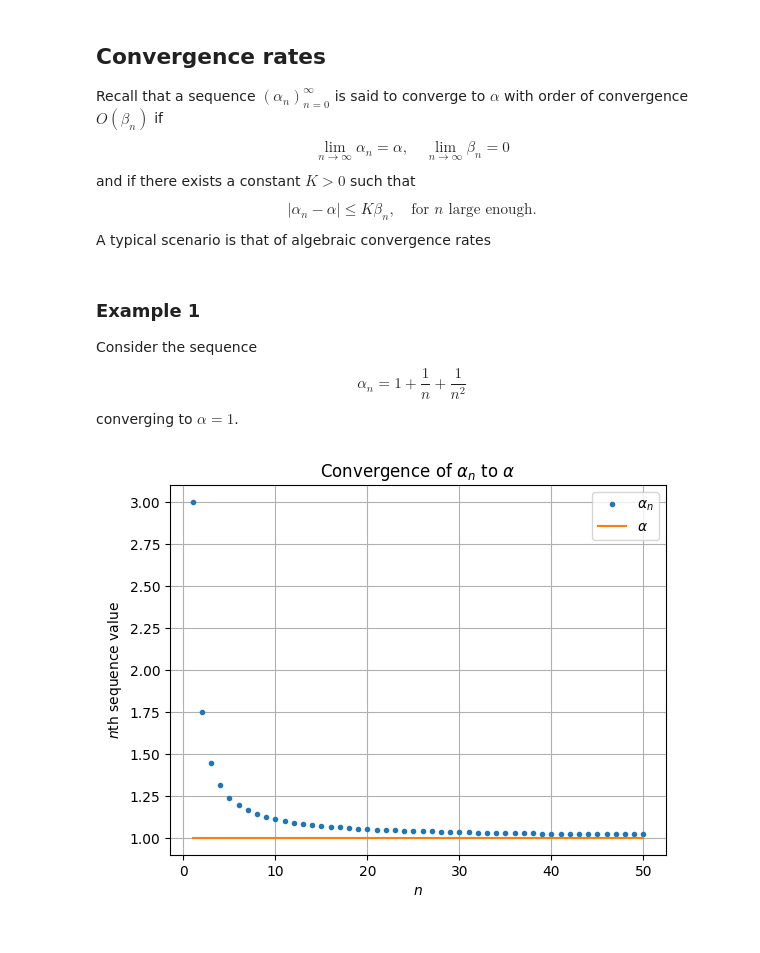
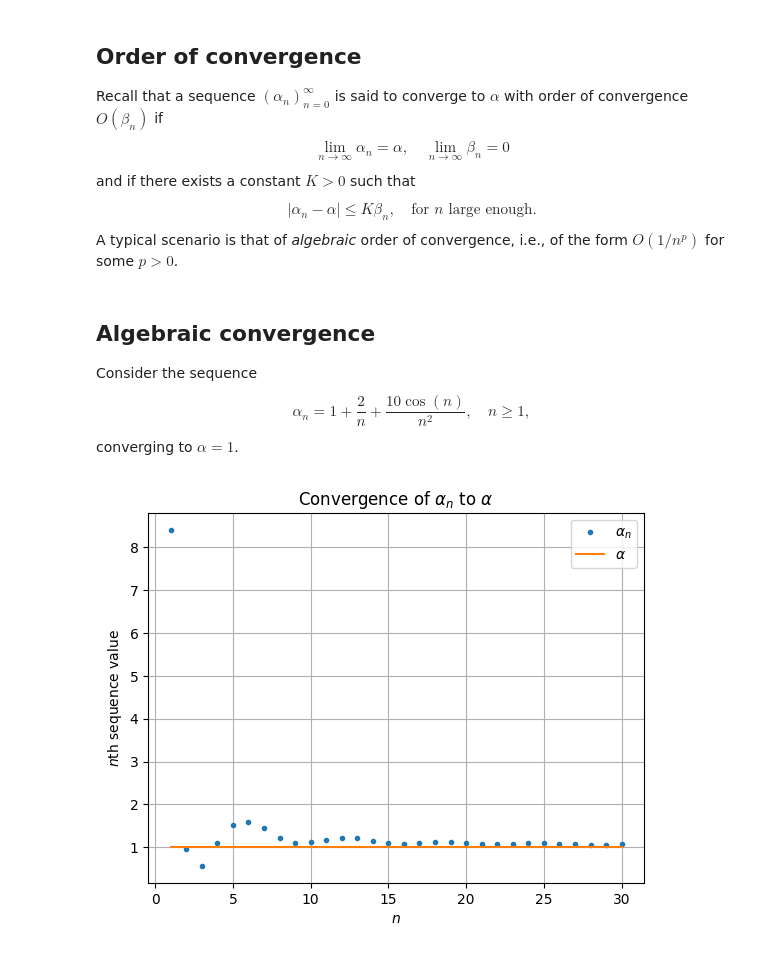
Before and after one commit to simone-brugiapaglia/numerical-analysis-notebooks, a Jupyter notebook: 02_convergence.ipynb, the cells around one changed output. Saved outputs shown, nothing was run; the diff lists cells and outputs as text; code cells hidden in the pictures.

```diff
--- a/02_convergence.ipynb
+++ b/02_convergence.ipynb
@@ -15,6 +18,6 @@ import numpy as np
 import matplotlib.pyplot as plt
 # %% [markdown]
-## Convergence rates
+## Order of convergence
 
 Recall that a sequence $(\alpha_n)_{n=0}^\infty$ is said to converge to $\alpha$ with order of convergence $O(\beta_n)$ if
 $$
@@ -24,29 +27,29 @@ and if there exists a constant $K>0$ such that
 $$
 |\alpha_n - \alpha| \leq K \beta_n, \quad \text{for $n$ large enough.}
 $$
-A typical scenario is that of algebraic convergence rates
+A typical scenario is that of *algebraic* order of convergence, i.e., of the form $O(1/n^p)$ for some $p > 0$.
 # %% [markdown]
-### Example 1
+## Algebraic convergence
 Consider the sequence
 $$
-\alpha_n = 1 + \frac1n + \frac{1}{n^2}
+\alpha_n = 1 + \frac2n + \frac{10 \cos(n)}{n^2}, \quad n \geq 1,
 $$
 converging to $\alpha = 1$.
 # %%
-n = 1 + np.arange(50)      # n values
-alpha_n = 1 + 1/n + 1/n**2 # alpha_n values
+n = 1 + np.arange(30)      # n values
+alpha_n = 1 + 2/n + 10 * np.cos(n)/n**2 # alpha_n values
 alpha = np.ones(n.shape)   # alpha values
 
 # Visualize convergence of alpha_n to alpha
 plt.plot(n, alpha_n, '.', label = "$α_n$")
 plt.plot(n, alpha, '-', label = "$α$")
 plt.xlabel('$n$')
 plt.ylabel('$n$th sequence value')
 plt.legend()
 plt.grid()
 plt.title('Convergence of $α_n$ to $α$')
 
 plt.show()
 # %% [output]
-[figure, old version]
+[figure, new version]
 # %% [markdown]
```
Also changed, not shown: parts of 11 cells of this notebook.
